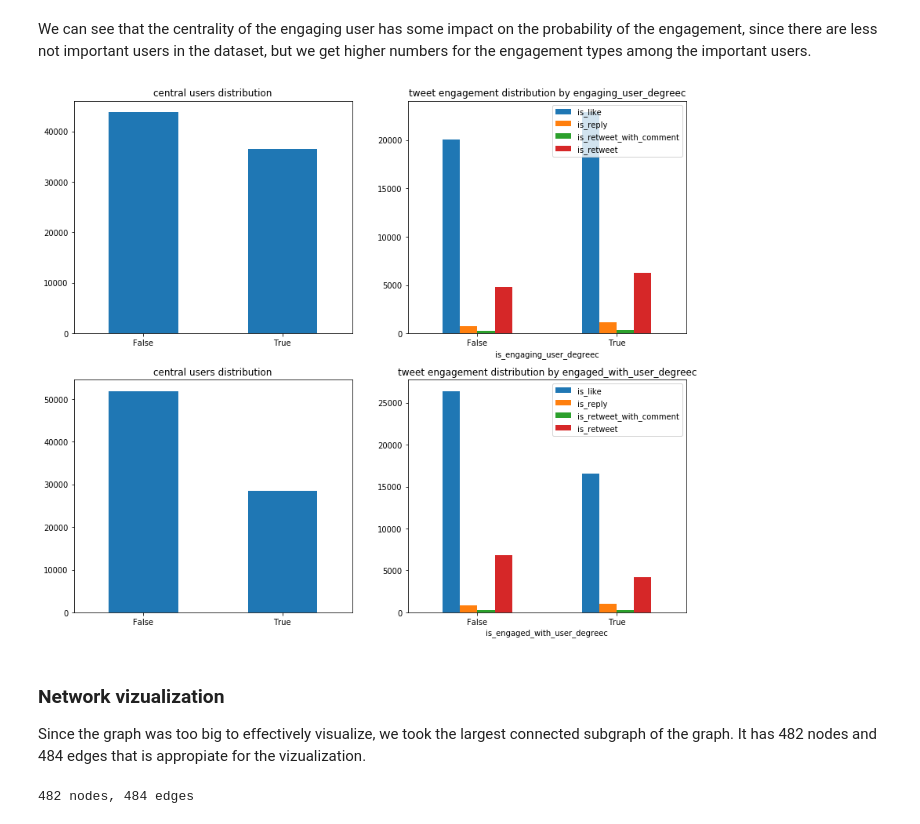
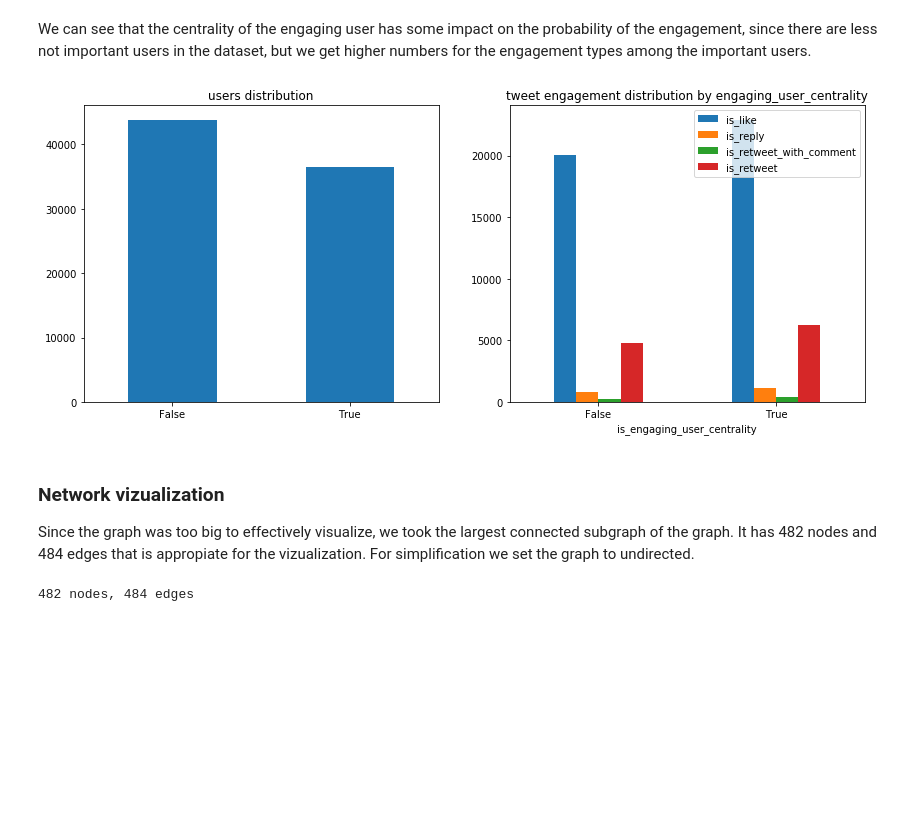
Before and after one commit to omgwenxx/recsys20, a Jupyter notebook: code/process_with_graph.ipynb, the cells around one changed output. Drawn from its saved outputs; the diff is of its cells as text; code cells hidden in the pictures; blank space fills up the shorter version.

```diff
--- a/code/process_with_graph.ipynb
+++ b/code/process_with_graph.ipynb
@@ -628,4 +626,5 @@ Using the adjacency matrix, we can create a graph that represents the connection
 # %%
-G = nx.from_scipy_sparse_matrix(SN,create_using=nx.Graph())
+G = nx.from_scipy_sparse_matrix(SN,parallel_edges=True,create_using=nx.DiGraph())
+G=G.reverse()
 print("{} nodes, {} edges".format(len(G), nx.number_of_edges(G)))
 # %% [output]
@@ -637,6 +636,6 @@ Having the graph ready, we analyzed the degree centrality measures of the nodes:
 # %%
-dc = dict((G).degree())
-c_df=pd.DataFrame(sorted(dc.items(), key=lambda x: x[1], reverse=True),columns=['id', 'dc'])
+in_degree = dict(G.in_degree())
+c_df=pd.DataFrame(sorted(in_degree.items(), key=lambda x: x[1], reverse=True),columns=['id', 'in_degree'])
 
 # map back ids to user ids from the original dataframe
 c_df['id']=c_df['id'].map(userIDX_to_userId)
@@ -651,8 +650,7 @@ We add these centrality measures as additional features for the engaging and eng
 # %%
 # create a dictionary of user ids and centrality measures to speed-up mapping with the original df
 c_dict=c_df.set_index('id').T.to_dict('list')
-df['engaging_user_degreec']=df['engaging_user_id'].map(c_dict).apply(lambda x: x[0])
-df['engaged_with_user_degreec']=df['engaged_with_user_id'].map(c_dict).apply(lambda x: x[0])
+df['engaging_user_centrality']=df['engaging_user_id'].map(c_dict).apply(lambda x: x[0])
 df.head()
 # %% [output]
 |  | text_tokens | hashtags | tweet_id | present_media | present_links | present_domains | tweet_type | language | ... |
@@ -674,8 +672,8 @@ df[df['engaging_user_id']=='00B9BBC10BBA33C2E5B53C9BAC7C5863'].head()
 # %% [markdown]
 Encoding centrality measures to True or False bool variable (True means the user is important in the network, having degree centrality value greater than the median) and check their distribution grouped by engagement type.
 # %%
-display(df['engaging_user_degreec'].median())
-df['is_engaging_user_degreec']=df['engaging_user_degreec']>df['engaging_user_degreec'].median()
-df['is_engaged_with_user_degreec']=df['engaged_with_user_degreec']>df['engaged_with_user_degreec'].median()
+display(df['engaging_user_centrality'].median())
+df['is_engaging_user_centrality']=df['engaging_user_centrality']>df['engaging_user_centrality'].median()
+df.head()
 # %% [output]
 2.0
@@ -684,17 +688,13 @@ We can see that the centrality of the engaging user has some impact on the proba
 # %%
 plt.figure()
 ax1 = plt.subplot(221)
-df['is_engaging_user_degreec'].value_counts().sort_index().plot(kind='bar',rot=0,ax=ax1,figsize=(14, 12),title='central users distribution')
+df['is_engaging_user_centrality'].value_counts().sort_index().plot(kind='bar',rot=0,ax=ax1,figsize=(14, 12),title='users distribution')
 ax2 = plt.subplot(222)
-df.groupby('is_engaging_user_degreec')['is_like','is_reply','is_retweet_with_comment','is_retweet'].sum().sort_index().plot.bar(rot=0,ax=ax2,figsize=(14, 12),title='tweet engagement distribution by engaging_user_degreec')
-ax3 = plt.subplot(223)
-df['is_engaged_with_user_degreec'].value_counts().sort_index().plot(kind='bar',rot=0,ax=ax3,figsize=(14, 12),title='central users distribution')
-ax4 = plt.subplot(224)
-df.groupby('is_engaged_with_user_degreec')['is_like','is_reply','is_retweet_with_comment','is_retweet'].sum().sort_index().plot.bar(rot=0,ax=ax4,figsize=(14, 12),title='tweet engagement distribution by engaged_with_user_degreec')
+df.groupby('is_engaging_user_centrality')['is_like','is_reply','is_retweet_with_comment','is_retweet'].sum().sort_index().plot.bar(rot=0,ax=ax2,figsize=(14, 12),title='tweet engagement distribution by engaging_user_centrality')
 plt.show()
 # %% [output]
-[figure, old version]
+[figure, new version]
 # %% [markdown]
 ### Network vizualization
-Since the graph was too big to effectively visualize, we took the largest connected subgraph of the graph. It has 482 nodes and 484 edges that is appropiate for the vizualization.
+Since the graph was too big to effectively visualize, we took the largest connected subgraph of the graph. It has 482 nodes and 484 edges that is appropiate for the vizualization. For simplification we set the graph to undirected.
 # %%
```
Also changed, not shown: parts of 8 cells of this notebook.
